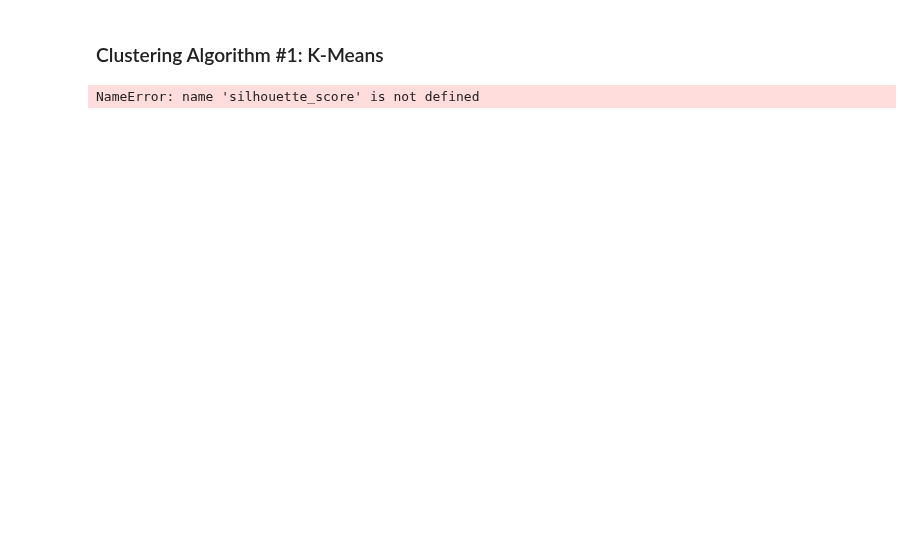
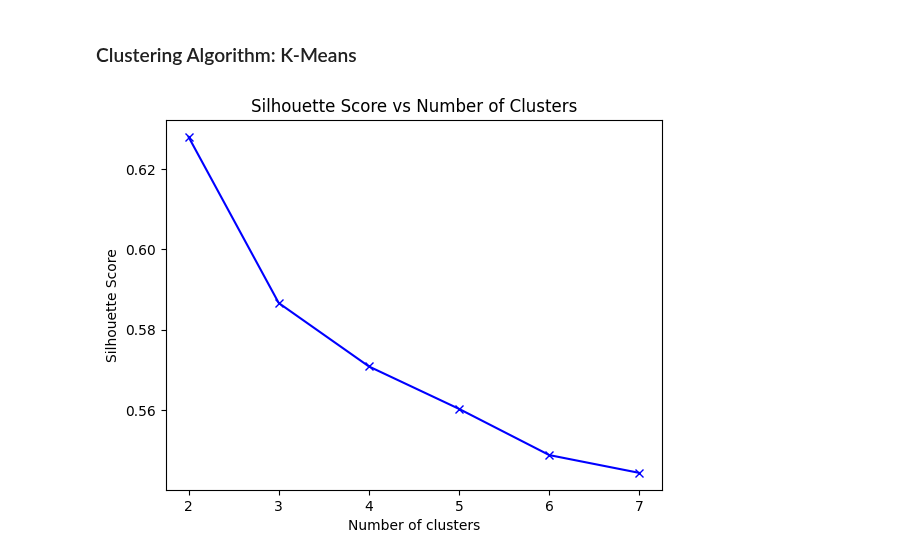
Before and after one commit to BDM3014ProjectWinter2024/BankChurnPrediction, a Jupyter notebook: clusteringmodel.ipynb, the cells around one changed output. Saved outputs shown, nothing was run; the diff lists cells and outputs as text; code cells hidden in the pictures; blank space fills up the shorter version.

Commit message:
K-means

```diff
--- a/clusteringmodel.ipynb
+++ b/clusteringmodel.ipynb
@@ -47,4 +65,5 @@ cols_with_missing = ['amount_rub_clo_prc', 'amount_rub_sup_prc',
 
 # Impute missing values with mean
 for col in cols_with_missing:
-    dataset[col] = dataset[col].fillna(dataset[col].mean())
+    # Fill missing values with the mean of each column using .loc
+    df.loc[:, col] = df[col].fillna(df[col].mean())
@@ -59,24 +70,39 @@ X_train, X_test, y_train, y_test = train_test_split(X, y, test_size=0.2, random_
 # %% [markdown]
-### Clustering Algorithm #1: K-Means
+### Clustering Algorithm: K-Means
+# %%
+from sklearn.preprocessing import MinMaxScaler
+
+# Drop the target variable column to get feature data
+X = df.drop(columns=['target'])
+
+# Extract the columns that need scaling
+columns_to_scale = ['amount_rub_clo_prc', 'amount_rub_sup_prc', 'rest_dynamic_save_3m', 'rest_avg_cur',
+                    'amount_rub_nas_prc', 'amount_rub_atm_prc', 'rest_dynamic_fdep_3m', 'rest_avg_paym',
+                    'ldeal_grace_days_pct_med', 'rest_dynamic_cur_3m', 'rest_dynamic_paym_3m', 'rest_dynamic_il_3m',
+                    'rest_dynamic_cc_3m', 'number_products', 'new_age_category_numeric', 'new_setup_tenor',
+                    'total_turnover_category', 'total_turnover_1m_category', 'total_turnover_3m_category']
+
+# Apply Min-Max scaling to the selected columns
+scaler = MinMaxScaler()
+X[columns_to_scale] = scaler.fit_transform(X[columns_to_scale])
 # %%
 # Calculate the silhouette score to choose the best number of clusters for our model
 
-clust_alg_1=dataset.copy()
+# Determining the range of clusters (let's say from 2 to 10 clusters)
+k_values = range(2, 8)
+silhouette_scores = []
 
-range_n_clusters = [2, 3, 4, 5, 6, 7, 8]
-silhouette_avg = []
-for num_clusters in range_n_clusters:
-  # initialise kmeans
-  kmeans = KMeans(n_clusters=num_clusters)
-  kmeans.fit(clust_alg_1)
-  cluster_labels = kmeans.labels_
-# silhouette score
-  silhouette_avg.append(silhouette_score(clust_alg_1, cluster_labels))
-# Plot silhouette analysis
-plt.plot(range_n_clusters,silhouette_avg,'bx-')
-plt.xlabel('Values of K')
-plt.ylabel('Silhouette score')
-plt.title('Silhouette analysis For Optimal k')
+for k in k_values:
+    kmeans = KMeans(n_clusters=k, random_state=0)
+    kmeans.fit(X)
+    labels = kmeans.labels_
+    silhouette_scores.append(silhouette_score(X, labels))
+
+# Plotting the silhouette scores
+plt.plot(k_values, silhouette_scores, 'bx-')
+plt.xlabel('Number of clusters')
+plt.ylabel('Silhouette Score')
+plt.title('Silhouette Score vs Number of Clusters')
 plt.show()
 # %% [output]
-NameError: name 'silhouette_score' is not defined
+[figure, added]
```
Also changed, not shown: parts of 14 cells of this notebook.
